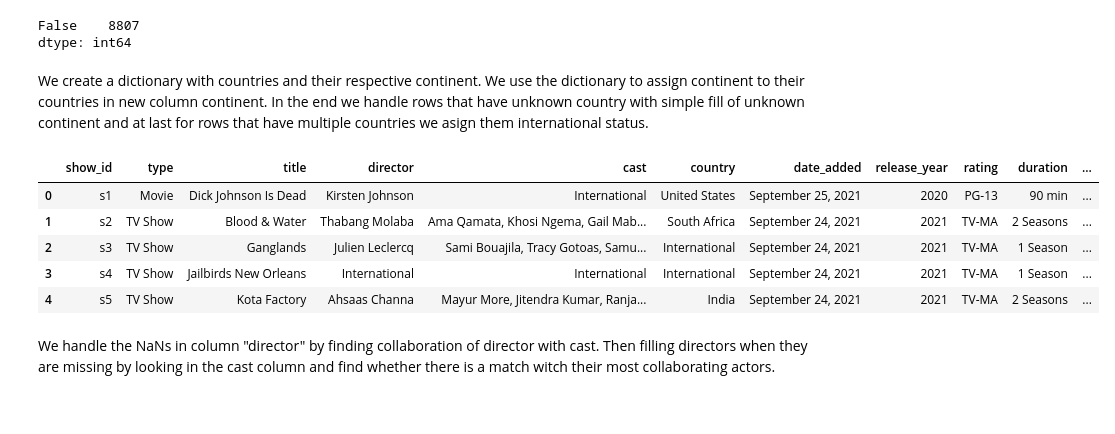
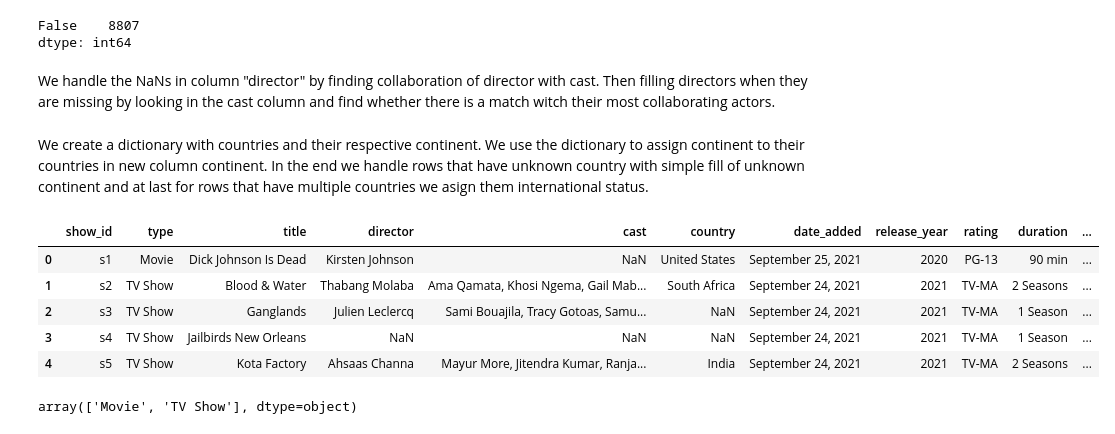
Before and after one commit to JireX-21/Projekt_JEM207_Hajek_Tomsu, a Jupyter notebook: main.ipynb, the cells around one changed output. Saved outputs shown, nothing was run; the diff lists cells and outputs as text; code cells hidden in the pictures.

Commit message:
Third session - we finished data proccesing and started with first step of data visualization and created file for streamlit website.

```diff
--- a/main.ipynb
+++ b/main.ipynb
@@ -65,3 +54,5 @@ raw_data.duplicated().value_counts()
 # %% [output]
 False    8807
 dtype: int64
+# %% [markdown]
+We handle the NaNs in column "director" by finding collaboration of director with cast. Then filling directors when they are missing by looking in the cast column and find  whether there is a match witch their most collaborating actors.
@@ -244,38 +278,36 @@ continent_map = {
     'Panama': 'North America',
     'Saint Kitts and Nevis': 'North America',
     'Saint Lucia': 'North America',
     'Saint Vincent and the Grenadines': 'North America',
     'Trinidad and Tobago': 'North America',
     'United States': 'North America',
     'Argentina': 'South America',
     'Bolivia': 'South America',
     'Brazil': 'South America',
     'Chile': 'South America',
     'Colombia': 'South America',
     'Ecuador': 'South America',
     'Guyana': 'South America',
     'Paraguay': 'South America',
     'Peru': 'South America',
     'Suriname': 'South America',
     'Uruguay': 'South America',
     'Venezuela': 'South America',
     'Australia': 'Australia',
 }
 
 raw_data["continent"] = raw_data["country"].map(continent_map)
 
 raw_data[raw_data.isnull().any(axis=1)]
 raw_data.loc[raw_data['country'] == 'Unknown', 'continent'] = 'Unknown'
 
 raw_data[raw_data.isnull().any(axis=1)]
-raw_data = raw_data.fillna("International")
+raw_data["continent"] = raw_data["continent"].fillna("International")
 raw_data.head(5)
 # %% [output]
 |  | show_id | type | title | director | cast | country | date_added | release_year | rating | duration | ... |
-| 0 | s1 | Movie | Dick Johnson Is Dead | Kirsten Johnson | International | United States | September 25, 2021 | 2020 | PG-13 | 90 min | ... |
+| 0 | s1 | Movie | Dick Johnson Is Dead | Kirsten Johnson | NaN | United States | September 25, 2021 | 2020 | PG-13 | 90 min | ... |
 | 1 | s2 | TV Show | Blood & Water | Thabang Molaba | Ama Qamata, Khosi Ngema, Gail Mab... | South Africa | September 24, 2021 | 2021 | TV-MA | 2 Seasons | ... |
-| 2 | s3 | TV Show | Ganglands | Julien Leclercq | Sami Bouajila, Tracy Gotoas, Samu... | International | September 24, 2021 | 2021 | TV-MA | 1 Season | ... |
-| 3 | s4 | TV Show | Jailbirds New Orleans | International | International | International | September 24, 2021 | 2021 | TV-MA | 1 Season | ... |
+| 2 | s3 | TV Show | Ganglands | Julien Leclercq | Sami Bouajila, Tracy Gotoas, Samu... | NaN | September 24, 2021 | 2021 | TV-MA | 1 Season | ... |
+| 3 | s4 | TV Show | Jailbirds New Orleans | NaN | NaN | NaN | September 24, 2021 | 2021 | TV-MA | 1 Season | ... |
 | 4 | s5 | TV Show | Kota Factory | Ahsaas Channa | Mayur More, Jitendra Kumar, Ranja... | India | September 24, 2021 | 2021 | TV-MA | 2 Seasons | ... |
-# %% [markdown]
-We handle the NaNs in column "director" by finding collaboration of director with cast. Then filling directors when they are missing by looking in the cast column and find whether there is a match witch their most collaborating actors.
@@ -327,0 +316,5 @@ raw_data.to_csv('directors_dataset.csv', index=False)
+# %%
+Movie_show = raw_data['type'].unique()
+Movie_show
+# %% [output]
+array(['Movie', 'TV Show'], dtype=object)
```
Also changed, not shown: parts of 9 cells of this notebook, 2 other files.
